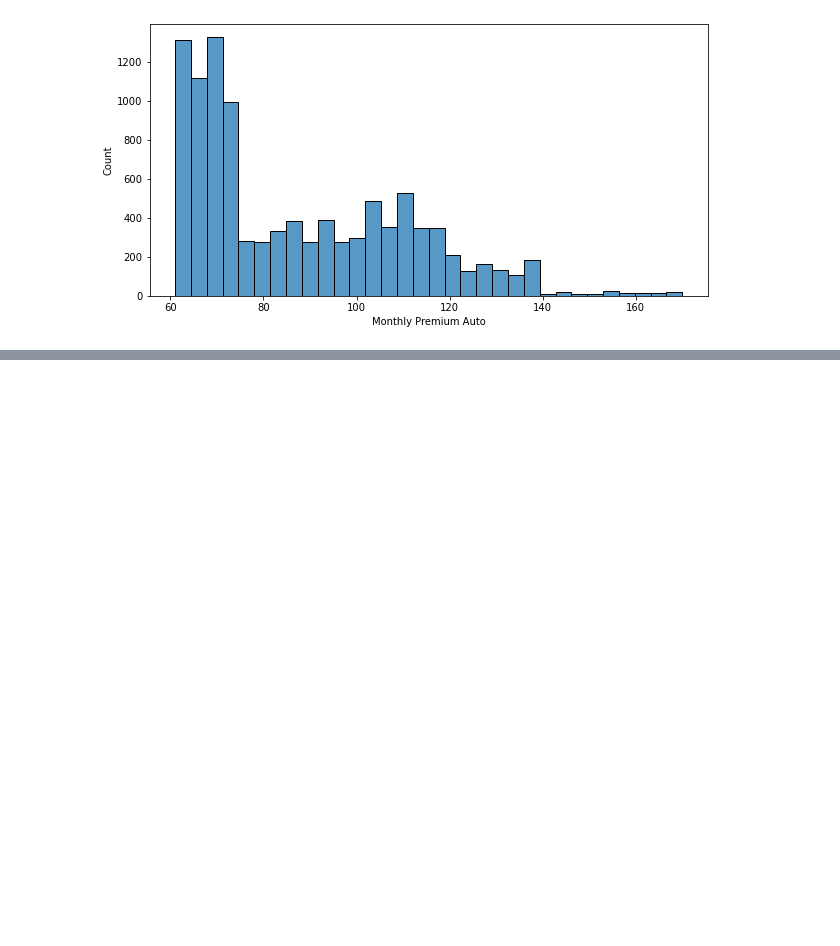
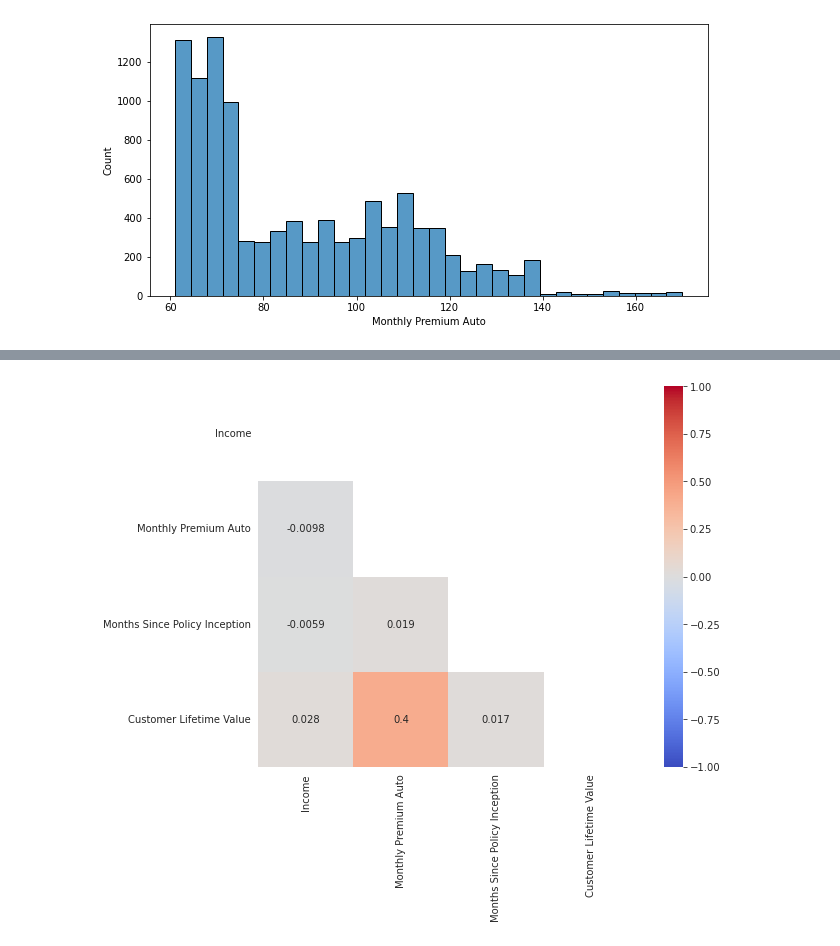
Before and after one commit to adrianacupp/case_study, a Jupyter notebook: Case_Studies/Customer_Analysis_Case_Study/Customer_Analysis_Plotting_day_8.ipynb, the cells around one changed output, grey strips where cells are left out. Saved outputs shown, nothing was run; the diff lists cells and outputs as text; code cells hidden in the pictures; blank space fills up the shorter version.

```diff
--- a/Case_Studies/Customer_Analysis_Case_Study/Customer_Analysis_Plotting_day_8.ipynb
+++ b/Case_Studies/Customer_Analysis_Case_Study/Customer_Analysis_Plotting_day_8.ipynb
@@ -349,0 +378,5 @@ sns.histplot(cleaned_Monthly_Premium_Auto)
+# %%
+# For the numerical variables, check the multicollinearity between the features.
+# Please note that we will use the column total_claim_amount later as the target variable.
+zscore.drop(['Number of Policies'], axis=1, inplace = True)
+zscore
@@ -349,0 +397,3 @@ sns.histplot(cleaned_Monthly_Premium_Auto)
+# %%
+zscore.drop(['Number of Open Complaints'], axis = 1, inplace = True)
+zscore
@@ -349,0 +414,3 @@ sns.histplot(cleaned_Monthly_Premium_Auto)
+# %%
+corr=zscore.iloc[:,0:4].corr()
+corr
@@ -349,0 +423,8 @@ sns.histplot(cleaned_Monthly_Premium_Auto)
+# %%
+mask = np.zeros_like(corr)
+mask[np.triu_indices_from(mask)] = True
+with sns.axes_style("white"):
+    f, ax =plt.subplots(figsize=(9, 7))
+    multicollinearity_ax = sns.heatmap(corr, mask=mask, cmap='coolwarm', vmin=-1,vmax=1,annot=True, square=True)
+# %% [output]
+[figure, added]
```
Also changed, not shown: parts of 5 cells of this notebook.
